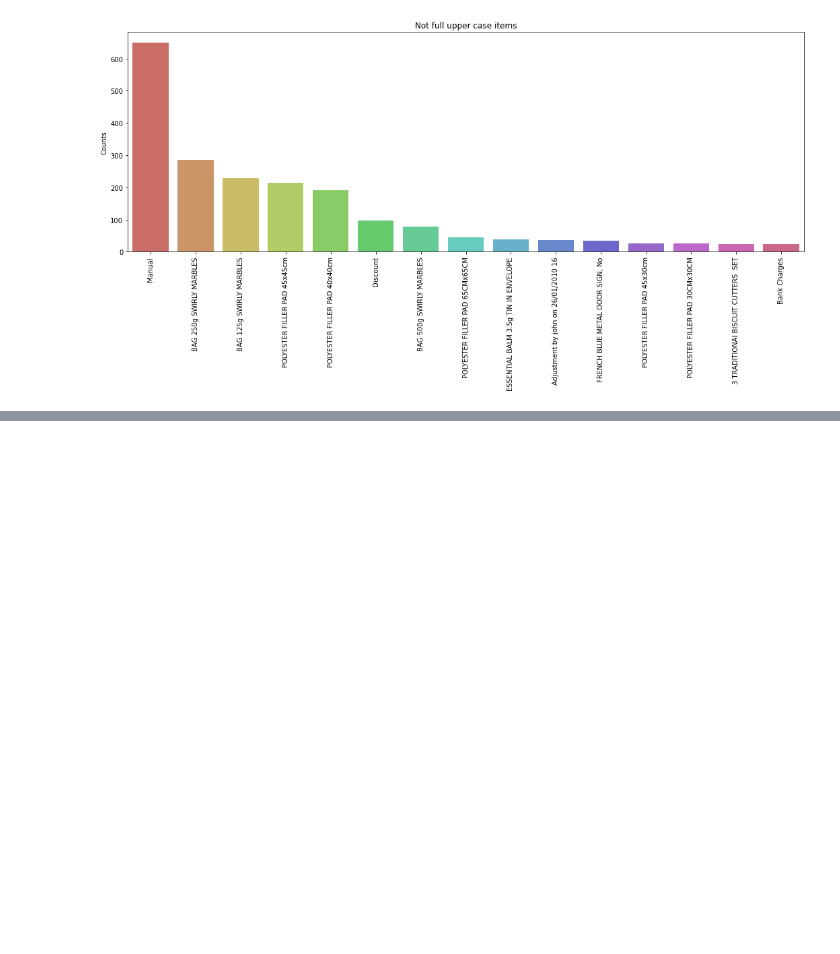
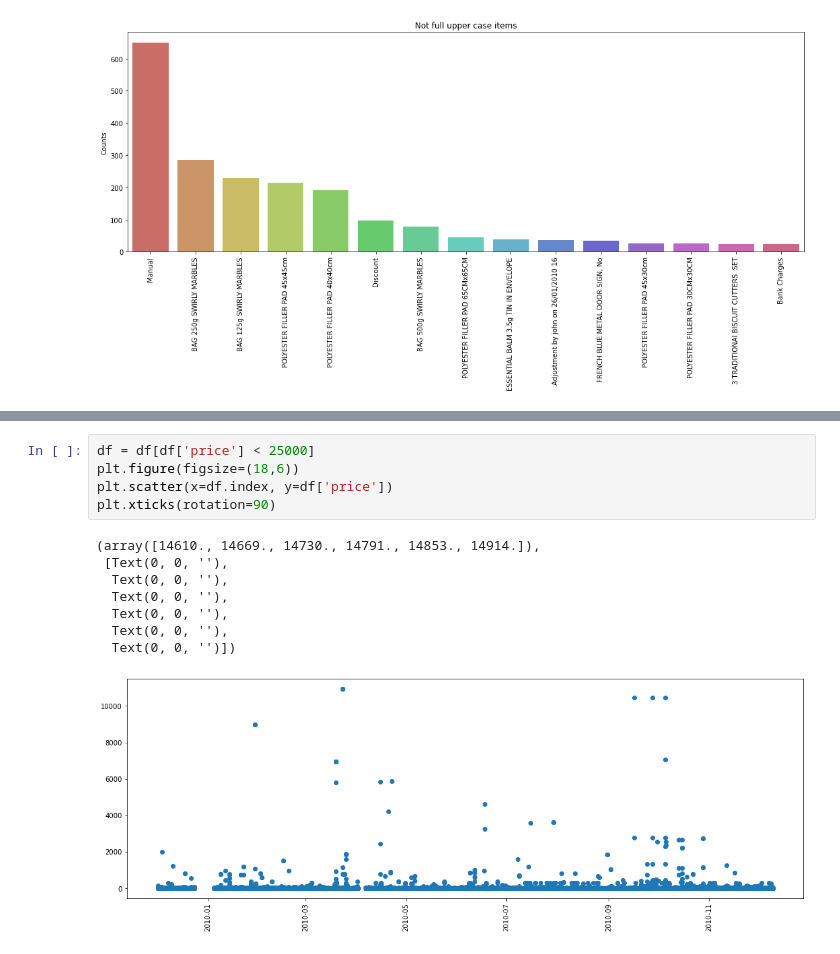
Before and after one commit to EduardoJMatosRomero/2MachLearnCA1, a Jupyter notebook: Untitled.ipynb, the cells around one changed output, grey strips where cells are left out. Saved outputs shown, nothing was run; the diff lists cells and outputs as text; blank space fills up the shorter version.

```diff
--- a/Untitled.ipynb
+++ b/Untitled.ipynb
@@ -418,0 +439,14 @@ We can actually start a separate project based on that data and predict the retu
+# %%
+df = df[df['price'] < 25000]
+plt.figure(figsize=(18,6))
+plt.scatter(x=df.index, y=df['price'])
+plt.xticks(rotation=90)
+# %% [output]
+(array([14610., 14669., 14730., 14791., 14853., 14914.]),
+ [Text(0, 0, ''),
+  Text(0, 0, ''),
+  Text(0, 0, ''),
+  Text(0, 0, ''),
+  Text(0, 0, ''),
+  Text(0, 0, '')])
+[figure, added]
```
Also changed, not shown: parts of 17 cells of this notebook.
